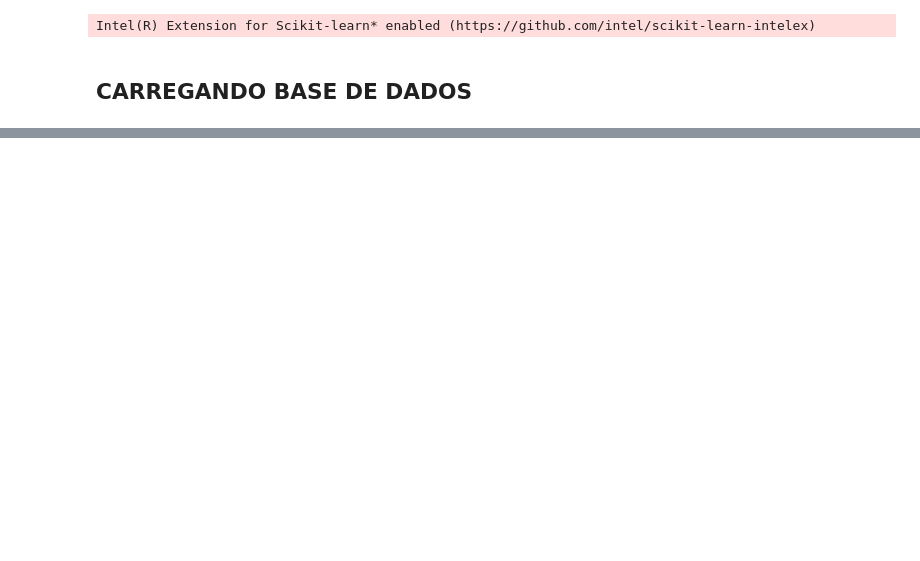
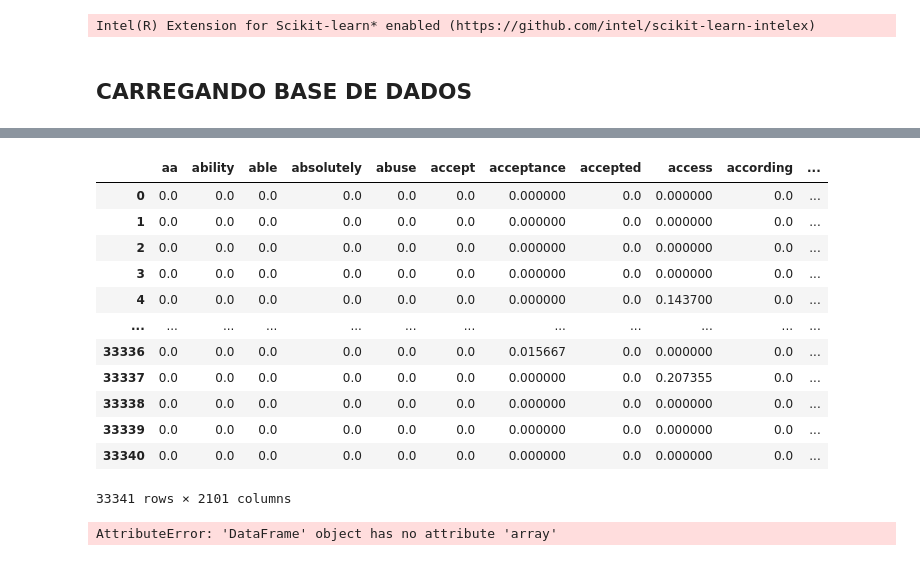
Before and after one commit to PlayerGhost/ciencia_de_dados_data_analysis, a Jupyter notebook: email_classificationTemp.ipynb, the cells around one changed output, grey strips where cells are left out. Cells and saved outputs as stored; diff of their text form; code cells hidden in the pictures; blank space fills up the shorter version.

```diff
--- a/email_classificationTemp.ipynb
+++ b/email_classificationTemp.ipynb
@@ -175,0 +158,7 @@ NERDataframe
+# %%
+database = pd.read_csv("Database/dataBaseWithNER.csv")
+
+database = database.drop(columns=["Unnamed: 0"])
+database = database.dropna()
+target = database["target"].array
+database
@@ -179,3 +182,6 @@ NERDataframe
 #wordFrequency = heapq.nlargest(100, wordCount, wordCount.get)
 
 #print(wordFrequency)
+emailsText = []
+for email in database["email"]:
+  emailsText.append(email)
@@ -192,4 +238,4 @@ tfidfLabels
 # %%
-dfTfidfArray = pd.DataFrame(data=tfidfTransform.toarray(), index=emailsNome, columns=tfidfLabels)
+dfTfidfArray = pd.DataFrame(data=tfidfTransform.toarray(), columns=tfidfLabels)
 # %%
 dfTfidfArray
@@ -196,7 +256,21 @@ dfTfidfArray
 # %%
-dfTfidfArray.insert(len(dfTfidfArray.columns), "Target", targetsArray, True)
-dfTfidfArray = dfTfidfArray.sample(frac=1)
+
+dfTfidfArray.insert(len(dfTfidfArray.columns), "Target", target, True)
 dfTfidfArray
+# %% [output]
+|  | aa | ability | able | absolutely | abuse | accept | acceptance | accepted | access | according | ... |
+| 0 | 0.0 | 0.0 | 0.0 | 0.0 | 0.0 | 0.0 | 0.000000 | 0.0 | 0.000000 | 0.0 | ... |
+| 1 | 0.0 | 0.0 | 0.0 | 0.0 | 0.0 | 0.0 | 0.000000 | 0.0 | 0.000000 | 0.0 | ... |
+| 2 | 0.0 | 0.0 | 0.0 | 0.0 | 0.0 | 0.0 | 0.000000 | 0.0 | 0.000000 | 0.0 | ... |
+| 3 | 0.0 | 0.0 | 0.0 | 0.0 | 0.0 | 0.0 | 0.000000 | 0.0 | 0.000000 | 0.0 | ... |
+| 4 | 0.0 | 0.0 | 0.0 | 0.0 | 0.0 | 0.0 | 0.000000 | 0.0 | 0.143700 | 0.0 | ... |
+| ... | ... | ... | ... | ... | ... | ... | ... | ... | ... | ... | ... |
+| 33336 | 0.0 | 0.0 | 0.0 | 0.0 | 0.0 | 0.0 | 0.015667 | 0.0 | 0.000000 | 0.0 | ... |
+| 33337 | 0.0 | 0.0 | 0.0 | 0.0 | 0.0 | 0.0 | 0.000000 | 0.0 | 0.207355 | 0.0 | ... |
+| 33338 | 0.0 | 0.0 | 0.0 | 0.0 | 0.0 | 0.0 | 0.000000 | 0.0 | 0.000000 | 0.0 | ... |
+| 33339 | 0.0 | 0.0 | 0.0 | 0.0 | 0.0 | 0.0 | 0.000000 | 0.0 | 0.000000 | 0.0 | ... |
+| 33340 | 0.0 | 0.0 | 0.0 | 0.0 | 0.0 | 0.0 | 0.000000 | 0.0 | 0.000000 | 0.0 | ... |
+33341 rows × 2101 columns
 # %%
 #dfTfidfArray.to_csv("dataset.csv", sep='\t', encoding='utf-8')
 # %%
@@ -209,7 +283,6 @@ df_tsne = pd.DataFrame(array_red)
 target = dfTfidfArray["Target"].array
 
 df_tsne['Target'] = target
-print(df_tsne)
 df_tsne_c1 = df_tsne[df_tsne['Target'] == 0]
 
 df_tsne_c2 = df_tsne[df_tsne['Target'] == 1]
@@ -223,6 +296,8 @@ plt.xlabel('x')
 plt.ylabel('y')
 
 plt.show()
+# %% [output]
+AttributeError: 'DataFrame' object has no attribute 'array'
 # %%
 df_features = dfTfidfArray.drop(columns=['Target'])
 #df_tsneTarget = df_tsne["Target"].array
```
Also changed, not shown: parts of 21 cells of this notebook.
